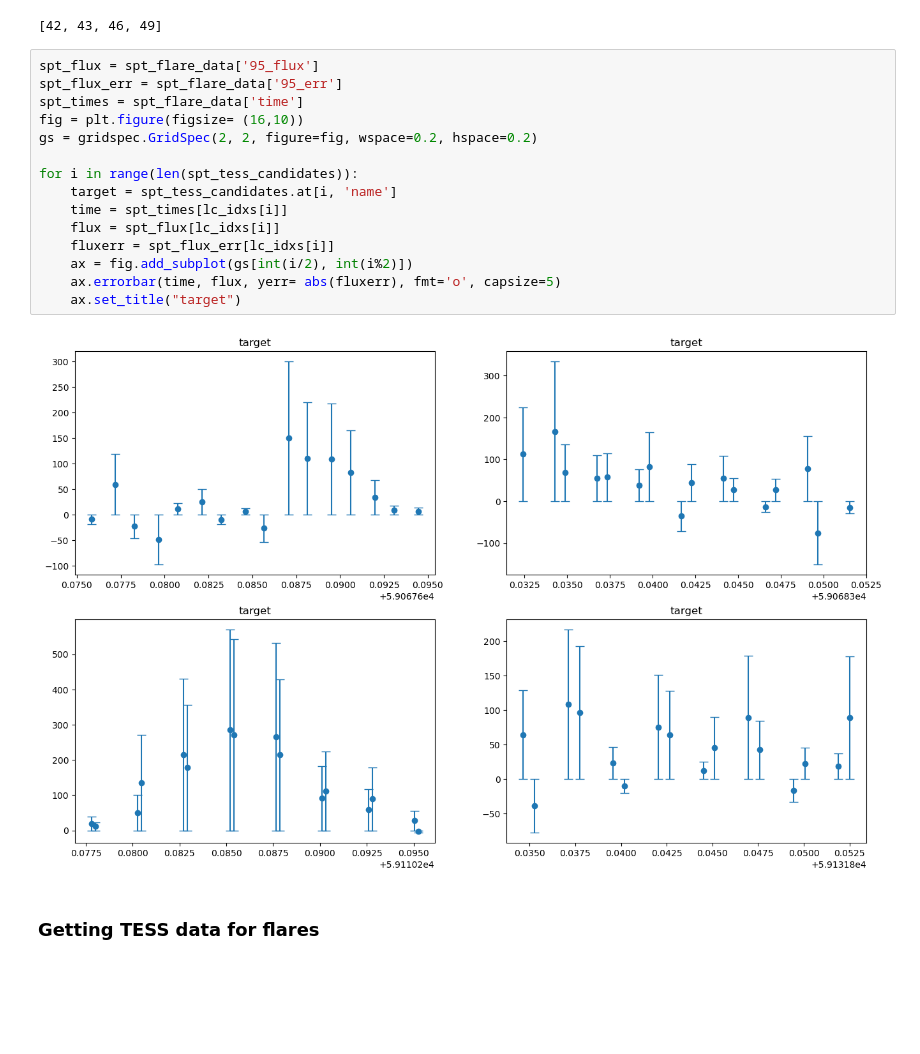
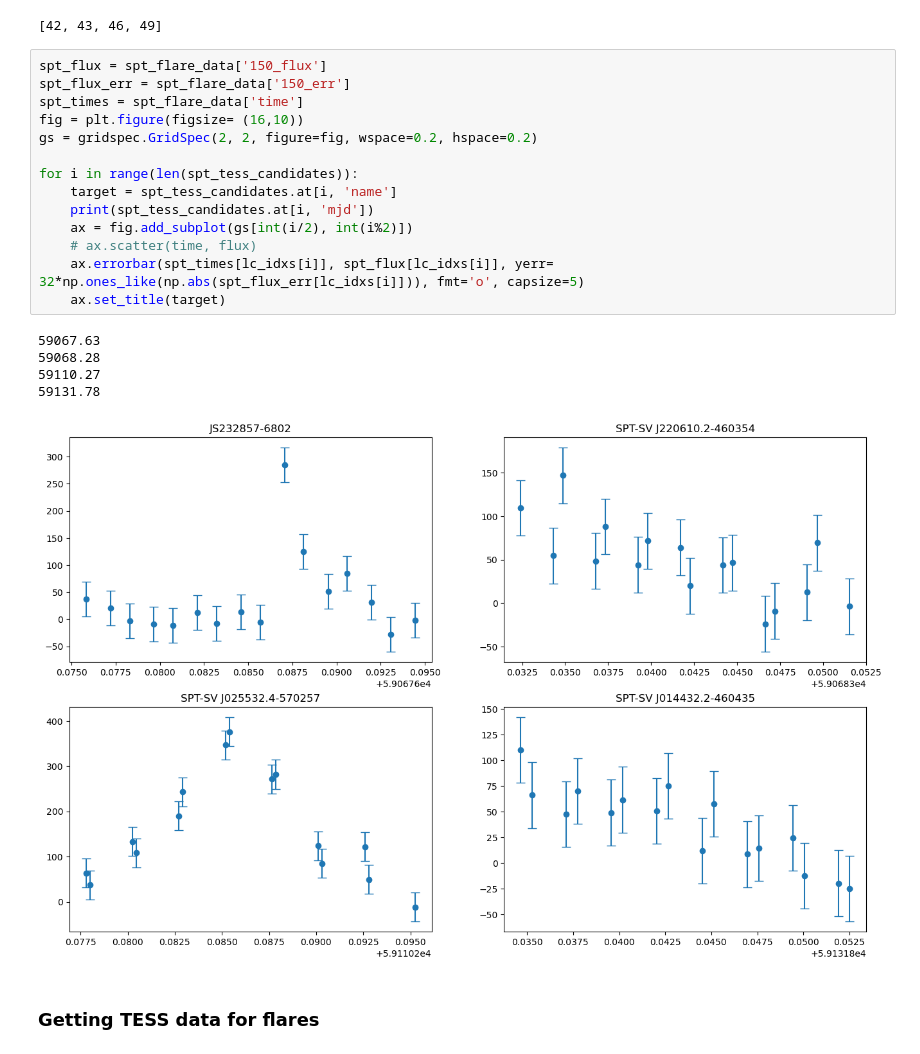
Before and after one commit to VishnuGade/SPT_Flares, a Jupyter notebook: extracting_TESS_lc.ipynb, the cells around one changed output. Cells and saved outputs as stored; diff of their text form; blank space fills up the shorter version.

Commit message:
Grabbed flares and hardcoded error to 32 mJy

```diff
--- a/extracting_TESS_lc.ipynb
+++ b/extracting_TESS_lc.ipynb
@@ -176,22 +176,25 @@ lc_idxs
 # %% [output]
 [42, 43, 46, 49]
 # %%
-spt_flux = spt_flare_data['95_flux']
-spt_flux_err = spt_flare_data['95_err']
+spt_flux = spt_flare_data['150_flux']
+spt_flux_err = spt_flare_data['150_err']
 spt_times = spt_flare_data['time']
 fig = plt.figure(figsize= (16,10))
 gs = gridspec.GridSpec(2, 2, figure=fig, wspace=0.2, hspace=0.2)
 
 for i in range(len(spt_tess_candidates)):
     target = spt_tess_candidates.at[i, 'name']
-    time = spt_times[lc_idxs[i]]
-    flux = spt_flux[lc_idxs[i]]
-    fluxerr = spt_flux_err[lc_idxs[i]]
+    print(spt_tess_candidates.at[i, 'mjd'])
     ax = fig.add_subplot(gs[int(i/2), int(i%2)])
-    ax.errorbar(time, flux, yerr= abs(fluxerr), fmt='o', capsize=5)
-    ax.set_title("target")
+    # ax.scatter(time, flux)
+    ax.errorbar(spt_times[lc_idxs[i]], spt_flux[lc_idxs[i]], yerr= 32*np.ones_like(np.abs(spt_flux_err[lc_idxs[i]])), fmt='o', capsize=5)
+    ax.set_title(target)
 # %% [output]
+59067.63
+59068.28
+59110.27
+59131.78
-[figure, old version]
+[figure, new version]
 # %% [markdown]
 ### Getting TESS data for flares
 # %%
```
Also changed, not shown: parts of 3 cells of this notebook, 2 other files.
